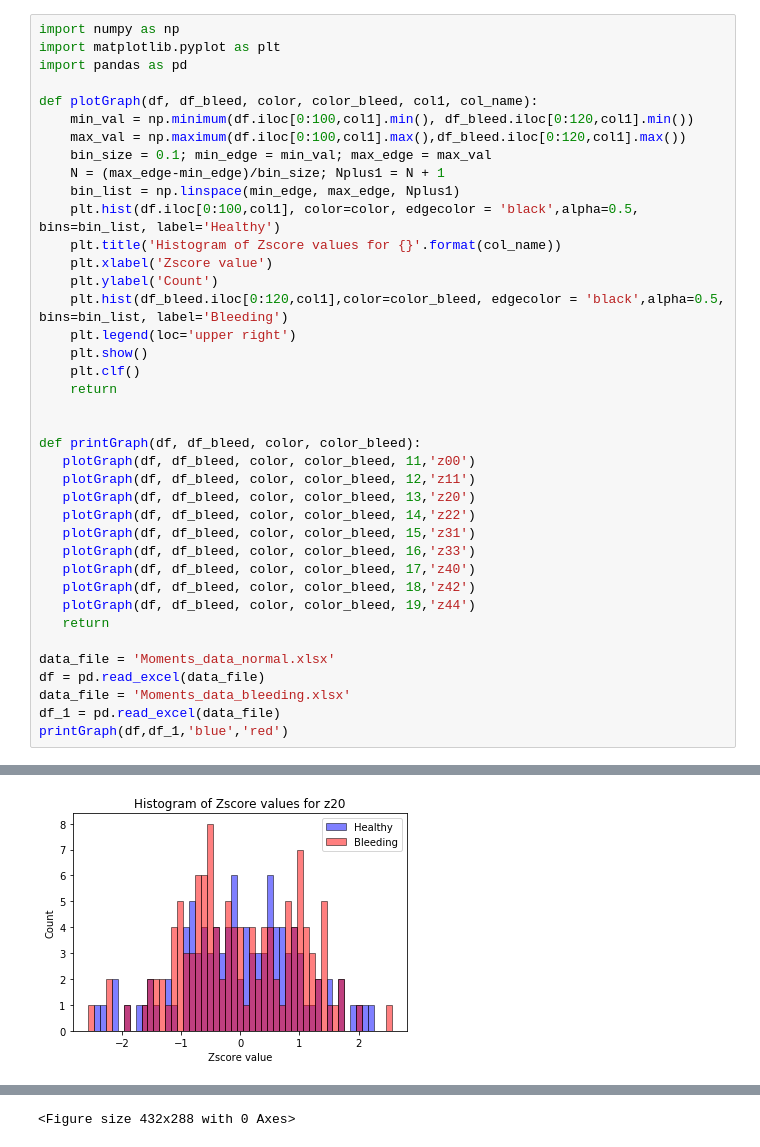
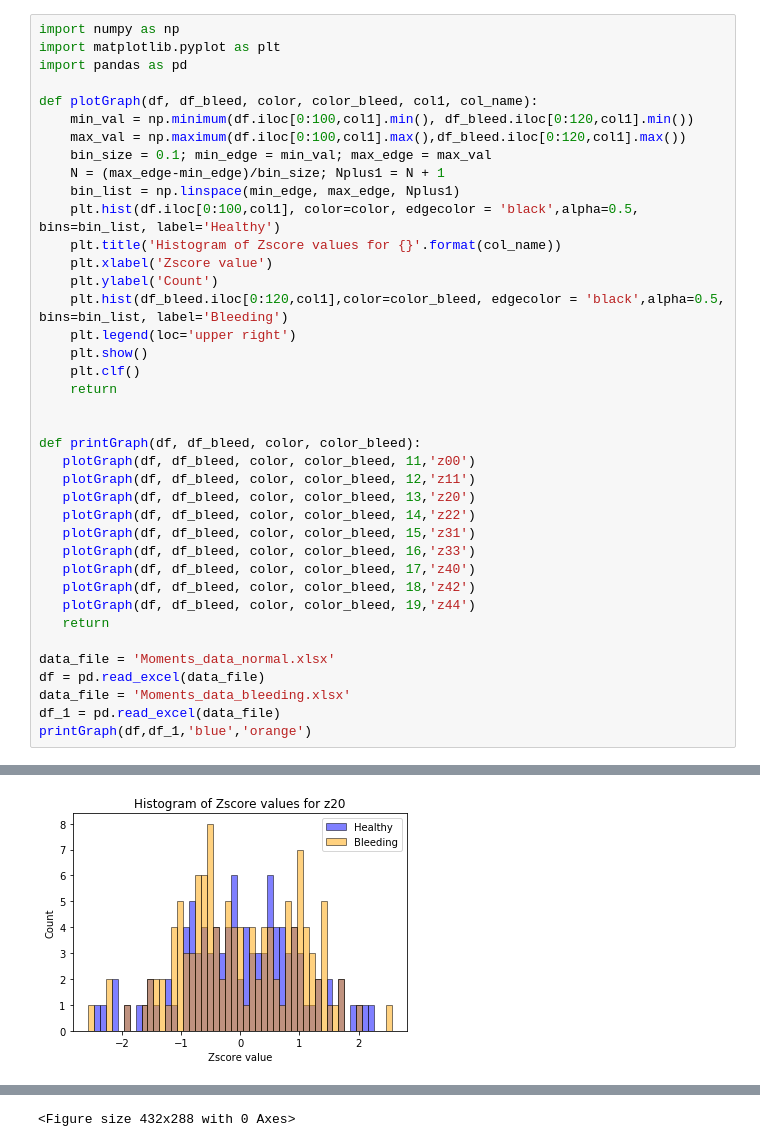
Before and after one commit to verakash21/Dissertation, a Jupyter notebook: Zscore_hist_plot.ipynb, the cells around one changed output, grey strips where cells are left out. Drawn from its saved outputs; the diff is of its cells as text.

```diff
--- a/Zscore_hist_plot.ipynb
+++ b/Zscore_hist_plot.ipynb
@@ -36,5 +36,5 @@ data_file = 'Moments_data_normal.xlsx'
 df = pd.read_excel(data_file)
 data_file = 'Moments_data_bleeding.xlsx'
 df_1 = pd.read_excel(data_file)
-printGraph(df,df_1,'blue','red')
+printGraph(df,df_1,'blue','orange')
 # %% [output]
@@ -43 +43 @@ printGraph(df,df_1,'blue','red')
-[figure, old version]
+[figure, new version]
```
Also changed, not shown: parts of 1 cell of this notebook.
